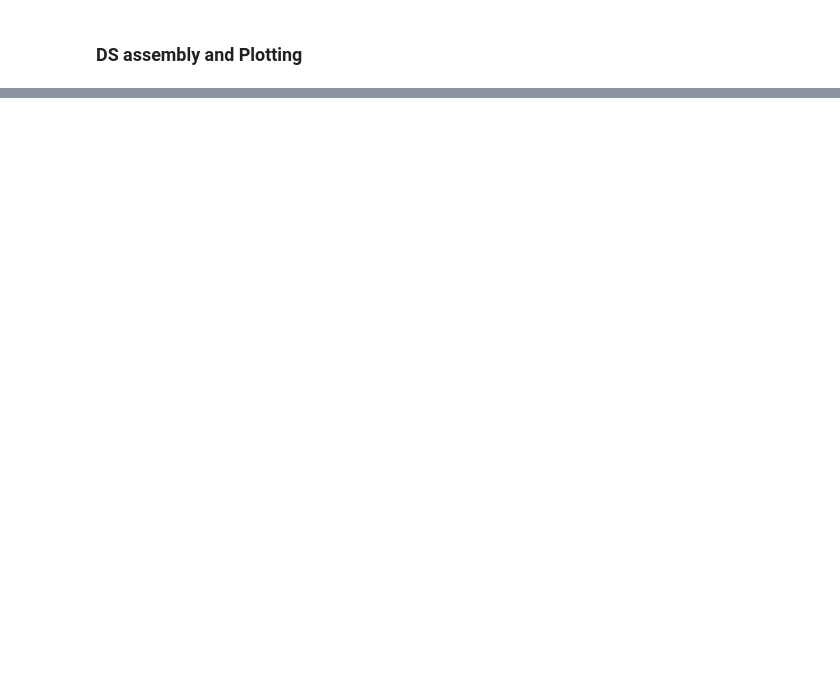
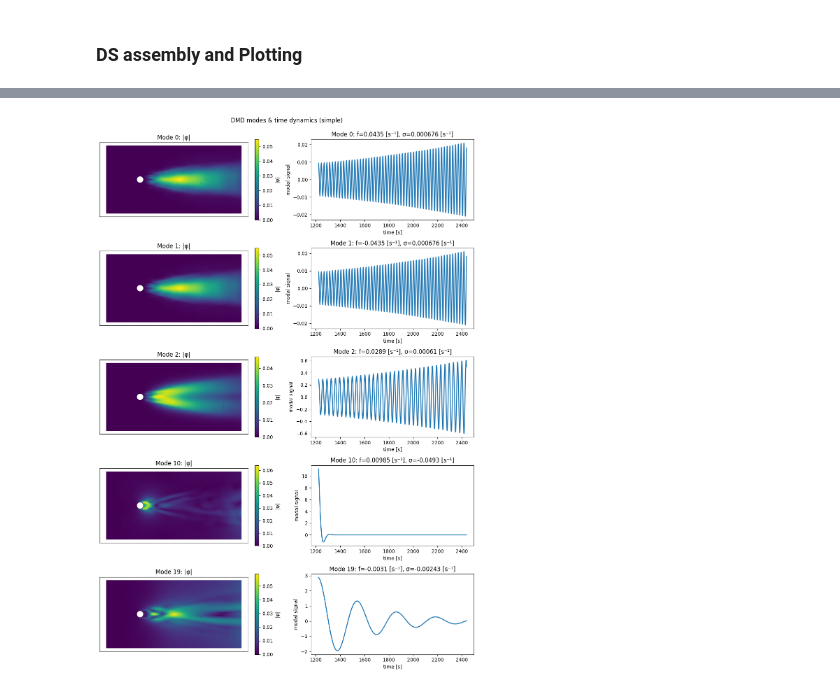
Before and after one commit to StephenVintskevich/bstt2, a Jupyter notebook: notebooks/sindy_crossflow.ipynb, the cells around one changed output, grey strips where cells are left out. Drawn from its saved outputs; the diff is of its cells as text; code cells hidden in the pictures; blank space fills up the shorter version.

```diff
--- a/notebooks/sindy_crossflow.ipynb
+++ b/notebooks/sindy_crossflow.ipynb
@@ -424,0 +468,8 @@ plt.show()
+# %%
+tri = load_triangulation(train_path)
+fig = dmd_plot_modes_simple(eigvals, Phi, b, tri, time_arr=times,
+                            modes=(0,1,2,10,19), layout="stacked", quiver_frac=0.03,
+                            time_unit="s")
+plt.show()
+# %% [output]
+[figure, added]
```
Also changed, not shown: parts of 33 cells of this notebook, 2 other files.
